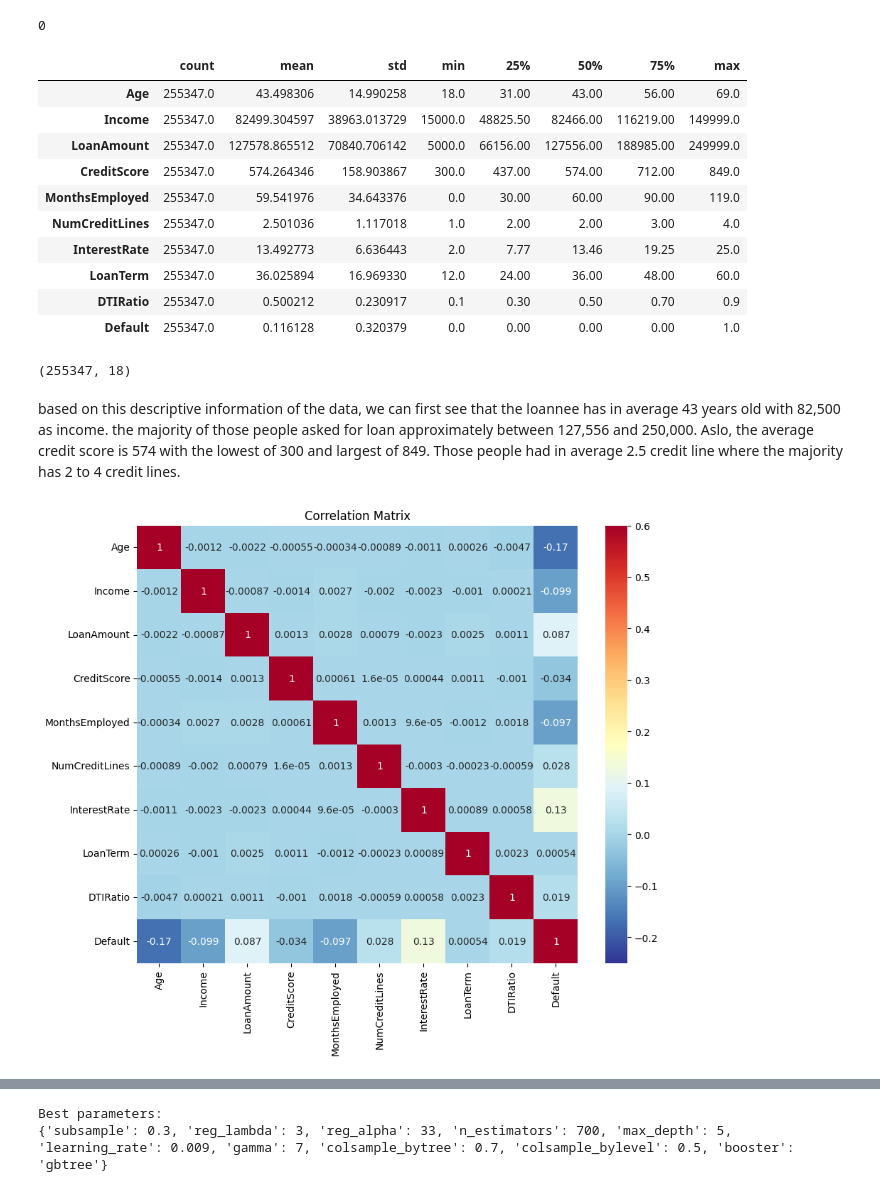
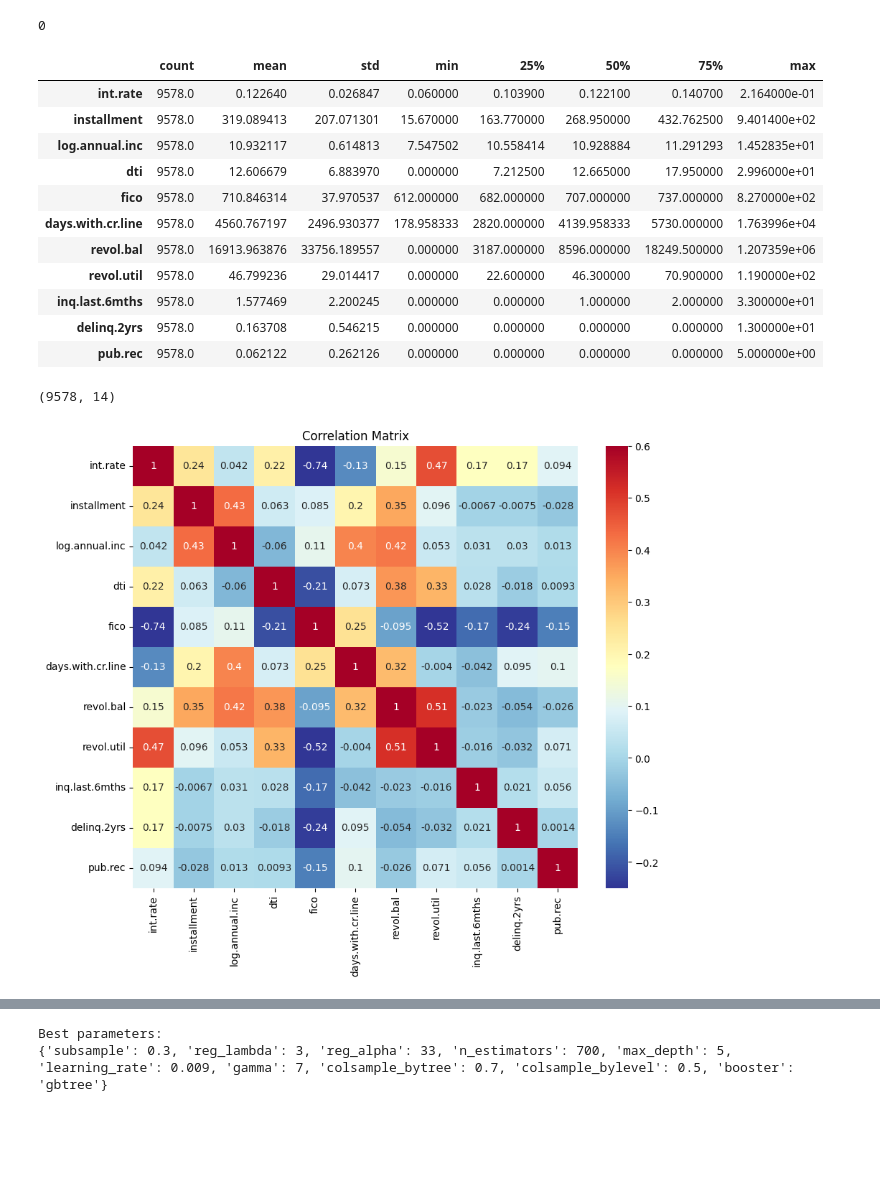
Before and after one commit to laussin86/loan_default, a Jupyter notebook: Loan_Default_prediction.ipynb, the cells around one changed output, grey strips where cells are left out. Drawn from its saved outputs; the diff is of its cells as text; code cells hidden in the pictures; blank space fills up the shorter version.

```diff
--- a/Loan_Default_prediction.ipynb
+++ b/Loan_Default_prediction.ipynb
@@ -37,5 +43,5 @@ from sklearn.metrics import (accuracy_score,
 # %%
 #1. Check the datatypes of the attributes.
-df = pd.read_csv("/content/drive/MyDrive/BCG/Loan_default.csv")
+df = pd.read_csv("/content/drive/MyDrive/BCG/loan_data.csv")
 df.head()
 # %% [output]
@@ -92,33 +94,36 @@ dtype: int64
 df.duplicated().sum()
 # %% [output]
 0
+# %%
+# Convert 'credit.policy' and 'not.fully.paid' features to boolean type
+df['credit.policy'] = df['credit.policy'].astype(bool)
+df['not.fully.paid'] = df['not.fully.paid'].astype(bool)
 # %%
 df.describe().transpose()
 # %% [output]
 |  | count | mean | std | min | 25% | 50% | 75% | max |
-| Age | 255347.0 | 43.498306 | 14.990258 | 18.0 | 31.00 | 43.00 | 56.00 | 69.0 |
-| Income | 255347.0 | 82499.304597 | 38963.013729 | 15000.0 | 48825.50 | 82466.00 | 116219.00 | 149999.0 |
-| LoanAmount | 255347.0 | 127578.865512 | 70840.706142 | 5000.0 | 66156.00 | 127556.00 | 188985.00 | 249999.0 |
-| CreditScore | 255347.0 | 574.264346 | 158.903867 | 300.0 | 437.00 | 574.00 | 712.00 | 849.0 |
-| MonthsEmployed | 255347.0 | 59.541976 | 34.643376 | 0.0 | 30.00 | 60.00 | 90.00 | 119.0 |
-| NumCreditLines | 255347.0 | 2.501036 | 1.117018 | 1.0 | 2.00 | 2.00 | 3.00 | 4.0 |
-| InterestRate | 255347.0 | 13.492773 | 6.636443 | 2.0 | 7.77 | 13.46 | 19.25 | 25.0 |
-| LoanTerm | 255347.0 | 36.025894 | 16.969330 | 12.0 | 24.00 | 36.00 | 48.00 | 60.0 |
-| DTIRatio | 255347.0 | 0.500212 | 0.230917 | 0.1 | 0.30 | 0.50 | 0.70 | 0.9 |
-| Default | 255347.0 | 0.116128 | 0.320379 | 0.0 | 0.00 | 0.00 | 0.00 | 1.0 |
+| int.rate | 9578.0 | 0.122640 | 0.026847 | 0.060000 | 0.103900 | 0.122100 | 0.140700 | 2.164000e-01 |
+| installment | 9578.0 | 319.089413 | 207.071301 | 15.670000 | 163.770000 | 268.950000 | 432.762500 | 9.401400e+02 |
+| log.annual.inc | 9578.0 | 10.932117 | 0.614813 | 7.547502 | 10.558414 | 10.928884 | 11.291293 | 1.452835e+01 |
+| dti | 9578.0 | 12.606679 | 6.883970 | 0.000000 | 7.212500 | 12.665000 | 17.950000 | 2.996000e+01 |
+| fico | 9578.0 | 710.846314 | 37.970537 | 612.000000 | 682.000000 | 707.000000 | 737.000000 | 8.270000e+02 |
+| days.with.cr.line | 9578.0 | 4560.767197 | 2496.930377 | 178.958333 | 2820.000000 | 4139.958333 | 5730.000000 | 1.763996e+04 |
+| revol.bal | 9578.0 | 16913.963876 | 33756.189557 | 0.000000 | 3187.000000 | 8596.000000 | 18249.500000 | 1.207359e+06 |
+| revol.util | 9578.0 | 46.799236 | 29.014417 | 0.000000 | 22.600000 | 46.300000 | 70.900000 | 1.190000e+02 |
+| inq.last.6mths | 9578.0 | 1.577469 | 2.200245 | 0.000000 | 0.000000 | 1.000000 | 2.000000 | 3.300000e+01 |
+| delinq.2yrs | 9578.0 | 0.163708 | 0.546215 | 0.000000 | 0.000000 | 0.000000 | 0.000000 | 1.300000e+01 |
+| pub.rec | 9578.0 | 0.062122 | 0.262126 | 0.000000 | 0.000000 | 0.000000 | 0.000000 | 5.000000e+00 |
 # %%
 df.shape
 # %% [output]
-(255347, 18)
+(9578, 14)
-# %% [markdown]
-based on this descriptive information of the data, we can first see that the loannee has in average 43 years old with 82,500 as income. the majority of those people asked for loan approximately between 127,556 and 250,000. Aslo, the average credit score is 574 with the lowest of 300 and largest of 849. Those people had in average 2.5 credit line where the majority has 2 to 4 credit lines.
 # %%
 # correlation matrix
 plt.figure(figsize=(10, 8))
-numeric_df = df.select_dtypes(include=['number'])
-corrMatrix = numeric_df.corr()
+numeric_df = df.select_dtypes(include=['int64', 'float64'])
+corrMatrix = numeric_df.corr(method='spearman')
 sn.heatmap(corrMatrix, cmap = plt.cm.RdYlBu_r, vmin = -0.25, annot=True, vmax = 0.6)
 plt.title('Correlation Matrix')
 plt.show()
 # %% [output]
-[figure, old version]
+[figure, new version]
```
Also changed, not shown: parts of 166 cells of this notebook.
